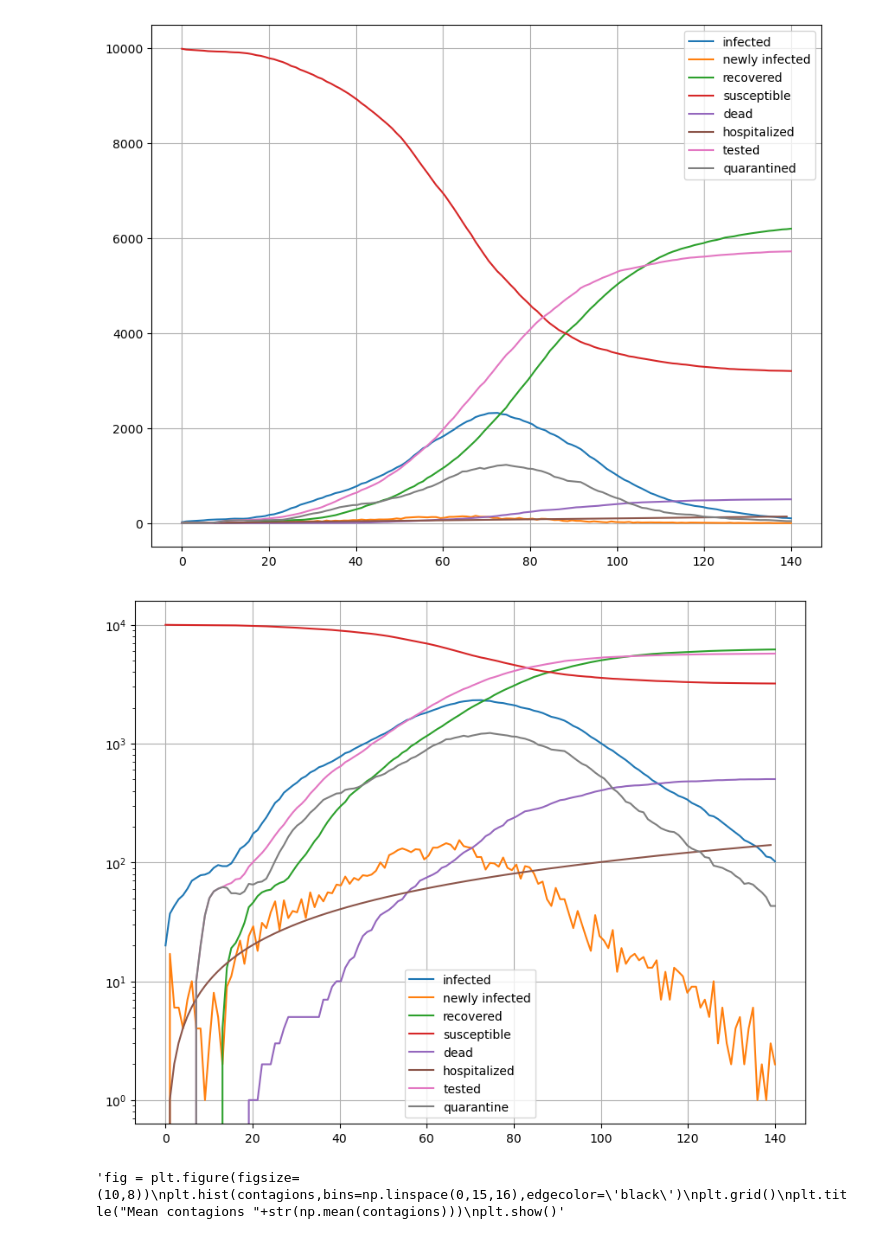
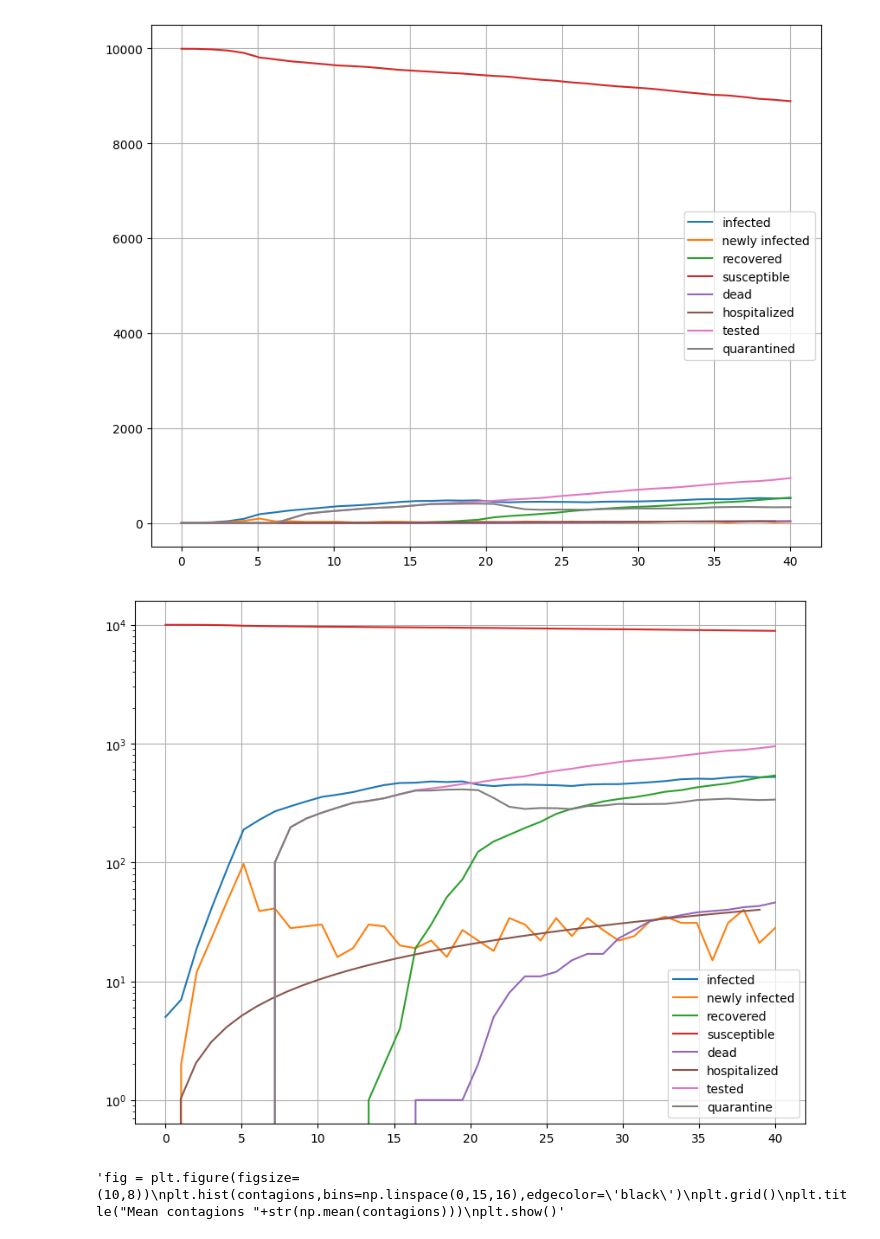
Before and after one commit to Queens-Physics/quaboom, a Jupyter notebook: RunEpidemicPlot.ipynb, the cells around one changed output. Cells and saved outputs as stored; diff of their text form; code cells hidden in the pictures.

```diff
--- a/RunEpidemicPlot.ipynb
+++ b/RunEpidemicPlot.ipynb
@@ -5,7 +5,7 @@ import copy as copy
 from simulation import RunEpidemic as simulation
 # %%
 # Run the simulation
-nDays = 140 #simulation length
+nDays = 40 #simulation length
 nPop = int(1e4) #the population
 n0 = 5 # number infected on day 0
 
@@ -34,40 +35,40 @@ days = np.linspace(0,len(infected),len(infected))
 
 plt.figure(figsize=(10, 8), dpi=100)
 plt.plot(days,infected,label="infected")
-plt.plot(days,inf_students,label="infected students")
+#plt.plot(days,inf_students,label="infected students")
 plt.plot(days,new_infected,label="newly infected")
 plt.plot(days,recovered,label="recovered")
 plt.plot(days,susceptible,label="susceptible")
 plt.plot(days,dead,label="dead")
 plt.plot(days, label="hospitalized")
 plt.plot(days,tested,label="tested")
-plt.plot(days,new_tested,label="new tested")
+#plt.plot(days,new_tested,label="new tested")
 plt.plot(days,quarantined,label="quarantined")
-plt.plot(days,new_quarantined,label="new quarantined")
+#plt.plot(days,new_quarantined,label="new quarantined")
 plt.grid()
 plt.legend()
 
 plt.figure(figsize=(10, 8), dpi=100)
 plt.plot(days,infected,label="infected")
-plt.plot(days,inf_students,label="infected students")
+#plt.plot(days,inf_students,label="infected students")
 plt.plot(days,new_infected,label="newly infected")
 plt.plot(days,recovered,label="recovered")
 plt.plot(days,susceptible,label="susceptible")
 plt.plot(days,dead,label="dead")
 plt.plot(days, label="hospitalized")
 plt.plot(days,tested,label="tested")
 plt.plot(days,quarantined,label="quarantine")
 plt.grid()
 plt.legend()
 plt.yscale("log")
 plt.show()
 
 '''fig = plt.figure(figsize=(10,8))
 plt.hist(contagions,bins=np.linspace(0,15,16),edgecolor='black')
 plt.grid()
 plt.title("Mean contagions "+str(np.mean(contagions)))
 plt.show()'''
 # %% [output]
-[figure, old version]
+[figure, new version]
-[figure, old version]
+[figure, new version]
 'fig = plt.figure(figsize=(10,8))\nplt.hist(contagions,bins=np.linspace(0,15,16),edgecolor=\'black\')\nplt.grid()\nplt.title("Mean contagions "+str(np.mean(contagions)))\nplt.show()'
```
Also changed, not shown: parts of 1 cell of this notebook.
